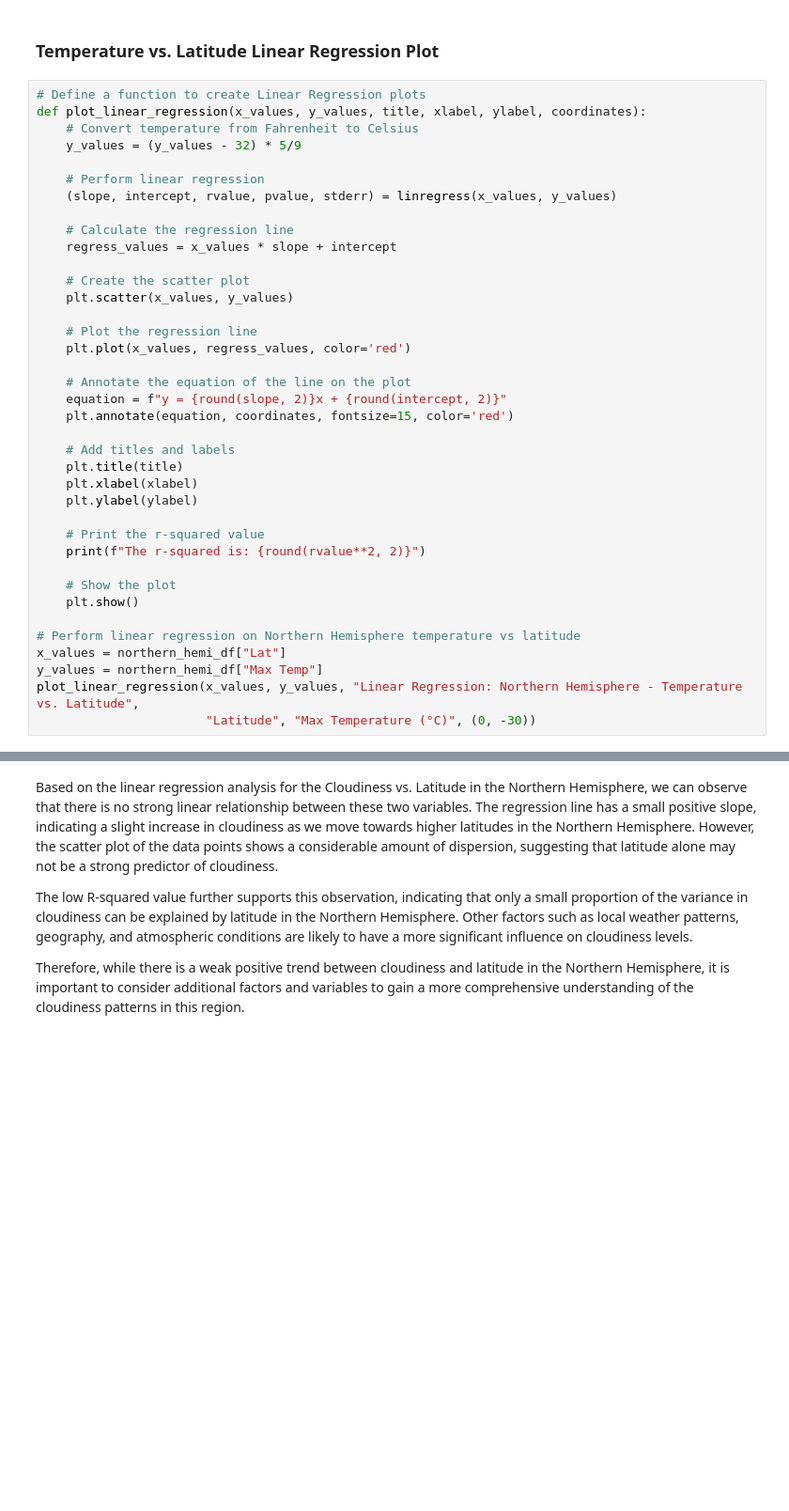
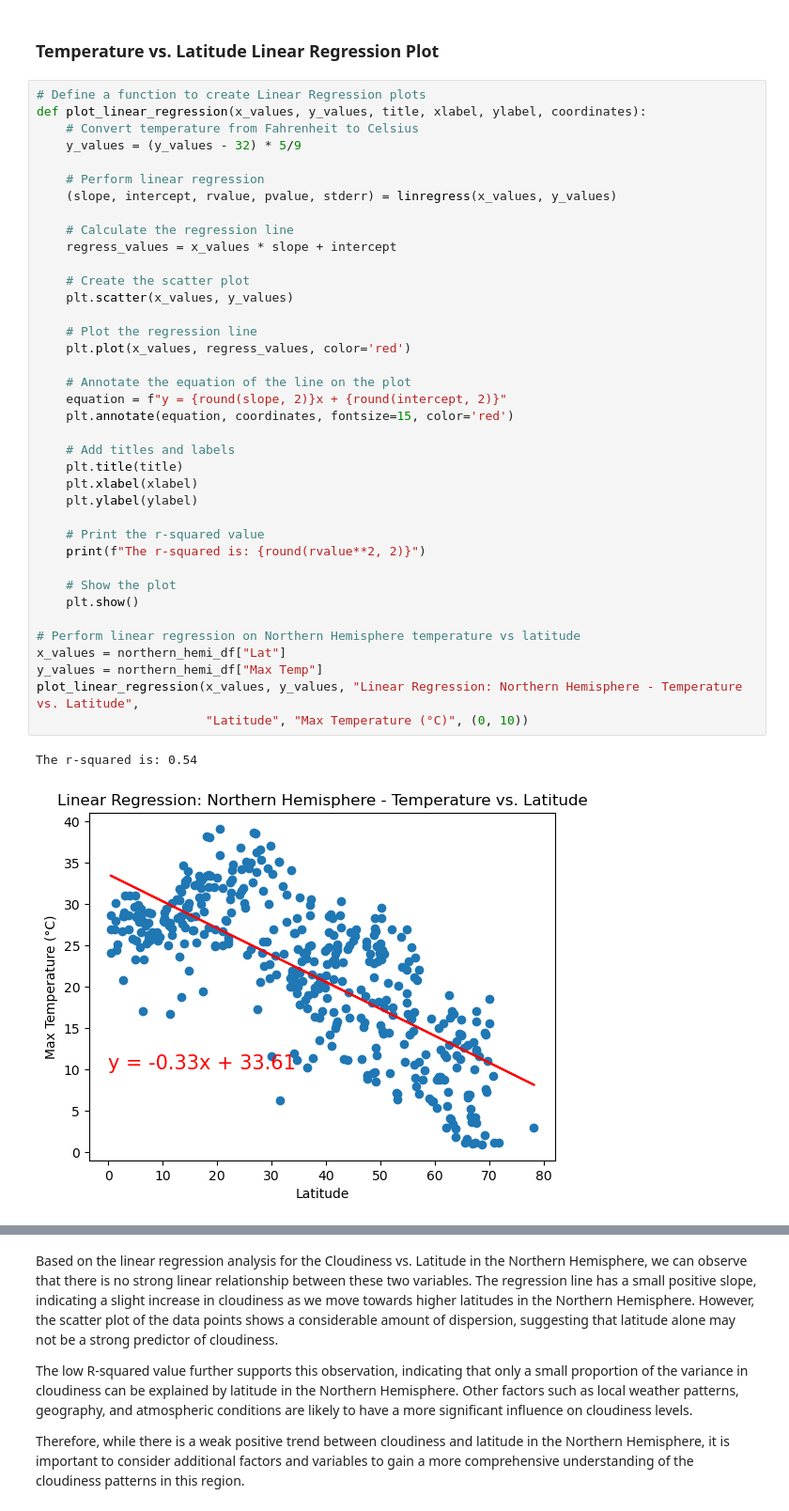
Before and after one commit to EthanM84/python-api-challenge, a Jupyter notebook: python-api-challenge/WeatherPy/WeatherPy.ipynb, the cells around one changed output, grey strips where cells are left out. Shown at 94% size. Cells and saved outputs as stored; diff of their text form; blank space fills up the shorter version.

```diff
--- a/python-api-challenge/WeatherPy/WeatherPy.ipynb
+++ b/python-api-challenge/WeatherPy/WeatherPy.ipynb
@@ -284,34 +356,37 @@ def plot_linear_regression(x_values, y_values, title, xlabel, ylabel, coordinate
     (slope, intercept, rvalue, pvalue, stderr) = linregress(x_values, y_values)
 
     # Calculate the regression line
     regress_values = x_values * slope + intercept
 
     # Create the scatter plot
     plt.scatter(x_values, y_values)
 
     # Plot the regression line
     plt.plot(x_values, regress_values, color='red')
 
     # Annotate the equation of the line on the plot
     equation = f"y = {round(slope, 2)}x + {round(intercept, 2)}"
     plt.annotate(equation, coordinates, fontsize=15, color='red')
 
     # Add titles and labels
     plt.title(title)
     plt.xlabel(xlabel)
     plt.ylabel(ylabel)
 
     # Print the r-squared value
     print(f"The r-squared is: {round(rvalue**2, 2)}")
 
     # Show the plot
     plt.show()
 
 # Perform linear regression on Northern Hemisphere temperature vs latitude
 x_values = northern_hemi_df["Lat"]
 y_values = northern_hemi_df["Max Temp"]
 plot_linear_regression(x_values, y_values, "Linear Regression: Northern Hemisphere - Temperature vs. Latitude",
-                       "Latitude", "Max Temperature (°C)", (0, -30))
+                       "Latitude", "Max Temperature (°C)", (0, 10))
+# %% [output]
+The r-squared is: 0.54
+[figure, added]
 # %%
 # Perform linear regression on Southern Hemisphere temperature vs latitude
 x_values = southern_hemi_df["Lat"]
```
Also changed, not shown: parts of 18 cells of this notebook, 6 other files.
